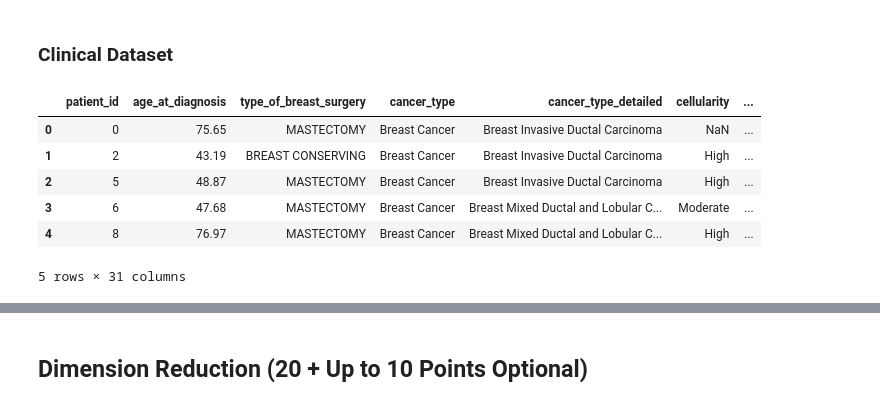
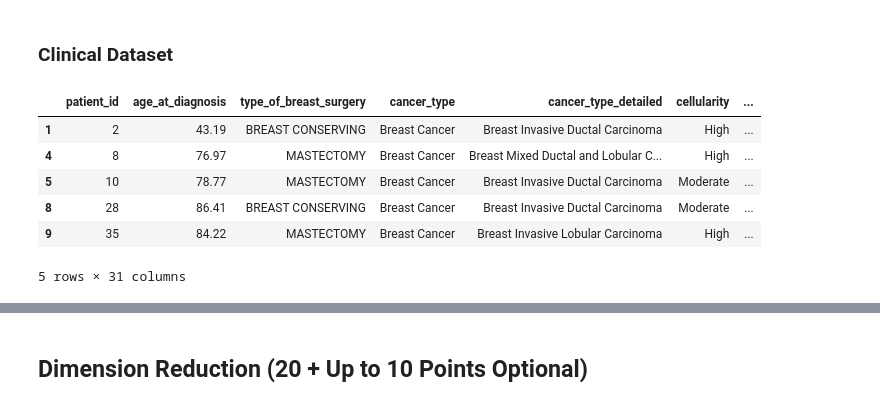
Before and after one commit to ckoorosh/ML-Project-Fall22, a Jupyter notebook: ML_Project.ipynb, the cells around one changed output, grey strips where cells are left out. Cells and saved outputs as stored; diff of their text form; code cells hidden in the pictures.

```diff
--- a/ML_Project.ipynb
+++ b/ML_Project.ipynb
@@ -60,12 +59,13 @@ For each dataset, you must perform a sufficient EDA.
 # %% [markdown]
 ### Clinical Dataset
 # %%
+clinical_dataset = clinical_dataset.dropna()
 clinical_dataset.head()
 # %% [output]
 |  | patient_id | age_at_diagnosis | type_of_breast_surgery | cancer_type | cancer_type_detailed | cellularity | ... |
-| 0 | 0 | 75.65 | MASTECTOMY | Breast Cancer | Breast Invasive Ductal Carcinoma | NaN | ... |
 | 1 | 2 | 43.19 | BREAST CONSERVING | Breast Cancer | Breast Invasive Ductal Carcinoma | High | ... |
-| 2 | 5 | 48.87 | MASTECTOMY | Breast Cancer | Breast Invasive Ductal Carcinoma | High | ... |
-| 3 | 6 | 47.68 | MASTECTOMY | Breast Cancer | Breast Mixed Ductal and Lobular C... | Moderate | ... |
 | 4 | 8 | 76.97 | MASTECTOMY | Breast Cancer | Breast Mixed Ductal and Lobular C... | High | ... |
+| 5 | 10 | 78.77 | MASTECTOMY | Breast Cancer | Breast Invasive Ductal Carcinoma | Moderate | ... |
+| 8 | 28 | 86.41 | BREAST CONSERVING | Breast Cancer | Breast Invasive Ductal Carcinoma | Moderate | ... |
+| 9 | 35 | 84.22 | MASTECTOMY | Breast Cancer | Breast Invasive Lobular Carcinoma | High | ... |
 5 rows × 31 columns
```
Also changed, not shown: parts of 10 cells of this notebook.
